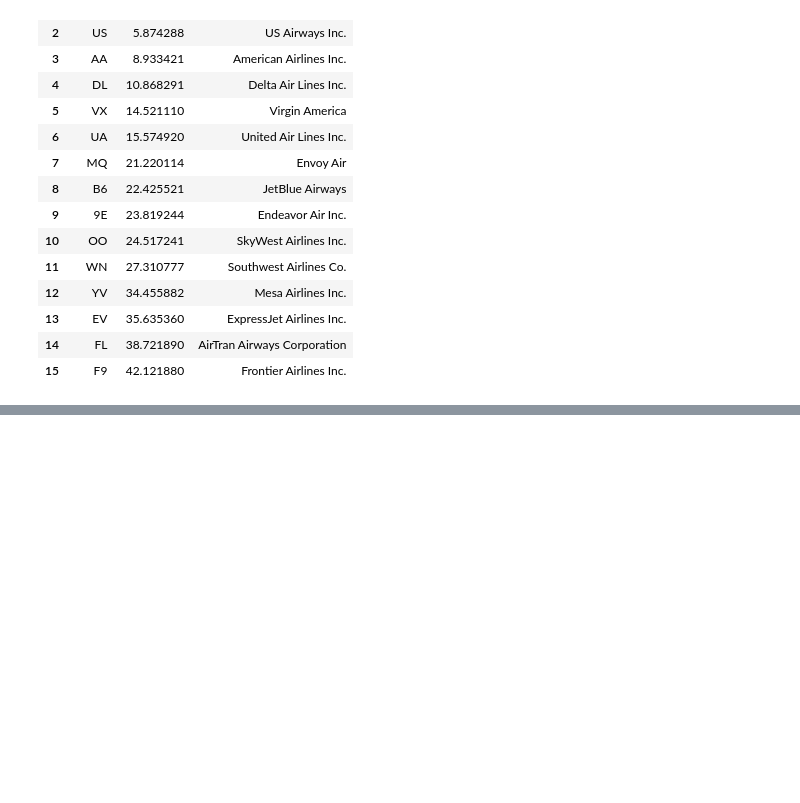
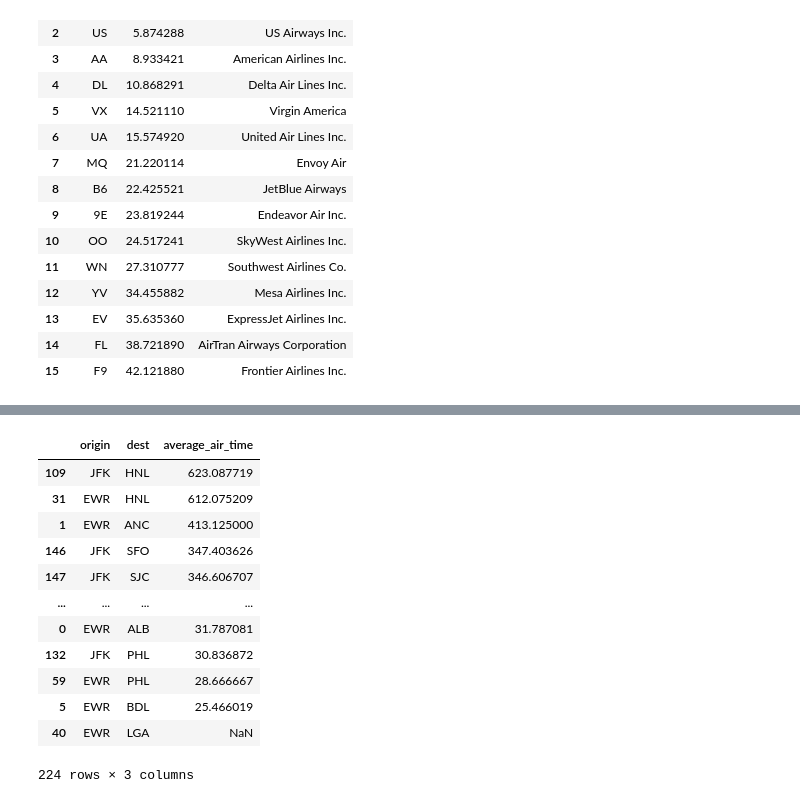
Before and after one commit to Abhishekmengi/Python-Revision, a Jupyter notebook: Manipulation Dataset.ipynb, the cells around one changed output, grey strips where cells are left out. Cells and saved outputs as stored; diff of their text form; code cells hidden in the pictures; blank space fills up the shorter version.

```diff
--- a/Manipulation Dataset.ipynb
+++ b/Manipulation Dataset.ipynb
@@ -260,0 +281,17 @@ pd.merge(table1,airlines,how='left')
+# %%
+table1=flights.groupby(['origin','dest']).agg(average_air_time=('air_time','mean')).reset_index().sort_values(by='average_air_time',ascending=False)
+table1
+# %% [output]
+|  | origin | dest | average_air_time |
+| 109 | JFK | HNL | 623.087719 |
+| 31 | EWR | HNL | 612.075209 |
+| 1 | EWR | ANC | 413.125000 |
+| 146 | JFK | SFO | 347.403626 |
+| 147 | JFK | SJC | 346.606707 |
+| ... | ... | ... | ... |
+| 0 | EWR | ALB | 31.787081 |
+| 132 | JFK | PHL | 30.836872 |
+| 59 | EWR | PHL | 28.666667 |
+| 5 | EWR | BDL | 25.466019 |
+| 40 | EWR | LGA | NaN |
+224 rows × 3 columns
```
Also changed, not shown: parts of 17 cells of this notebook.
